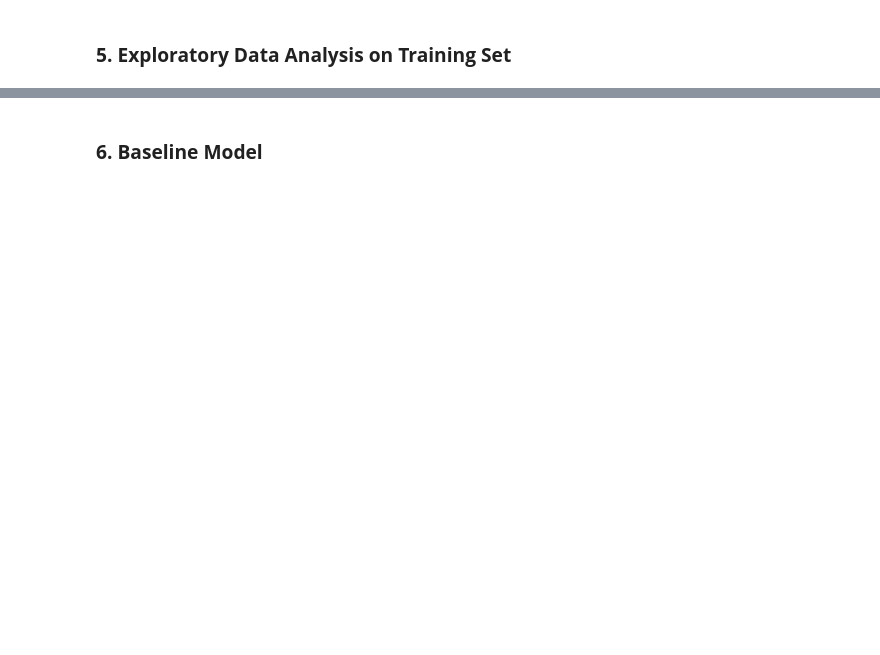
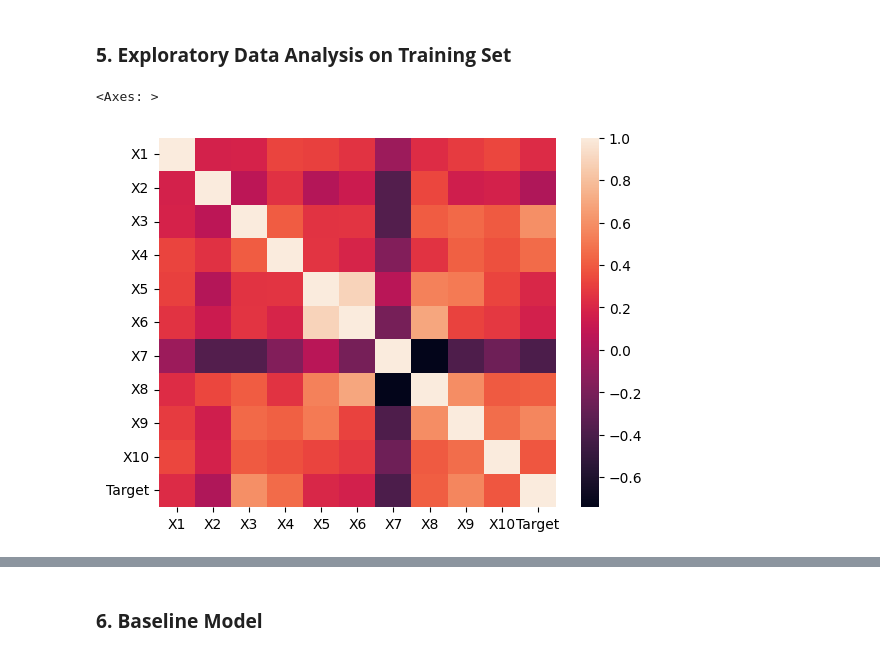
Before and after one commit to atkrish0/statmod, a Jupyter notebook: regression/statsmodels/diabetes_reg_analysis.ipynb, the cells around one changed output, grey strips where cells are left out. Saved outputs shown, nothing was run; the diff lists cells and outputs as text; code cells hidden in the pictures; blank space fills up the shorter version.

```diff
--- a/regression/statsmodels/diabetes_reg_analysis.ipynb
+++ b/regression/statsmodels/diabetes_reg_analysis.ipynb
@@ -290,2 +335,8 @@ Name: Target, dtype: float64
 # %% [markdown]
 ### **5. Exploratory Data Analysis on Training Set**
+# %%
+train_df = pd.concat([X_train, y_train], axis=1)
+sns.heatmap(train_df.corr())
+# %% [output]
+<Axes: >
+[figure, added]
```
Also changed, not shown: parts of 51 cells of this notebook.
